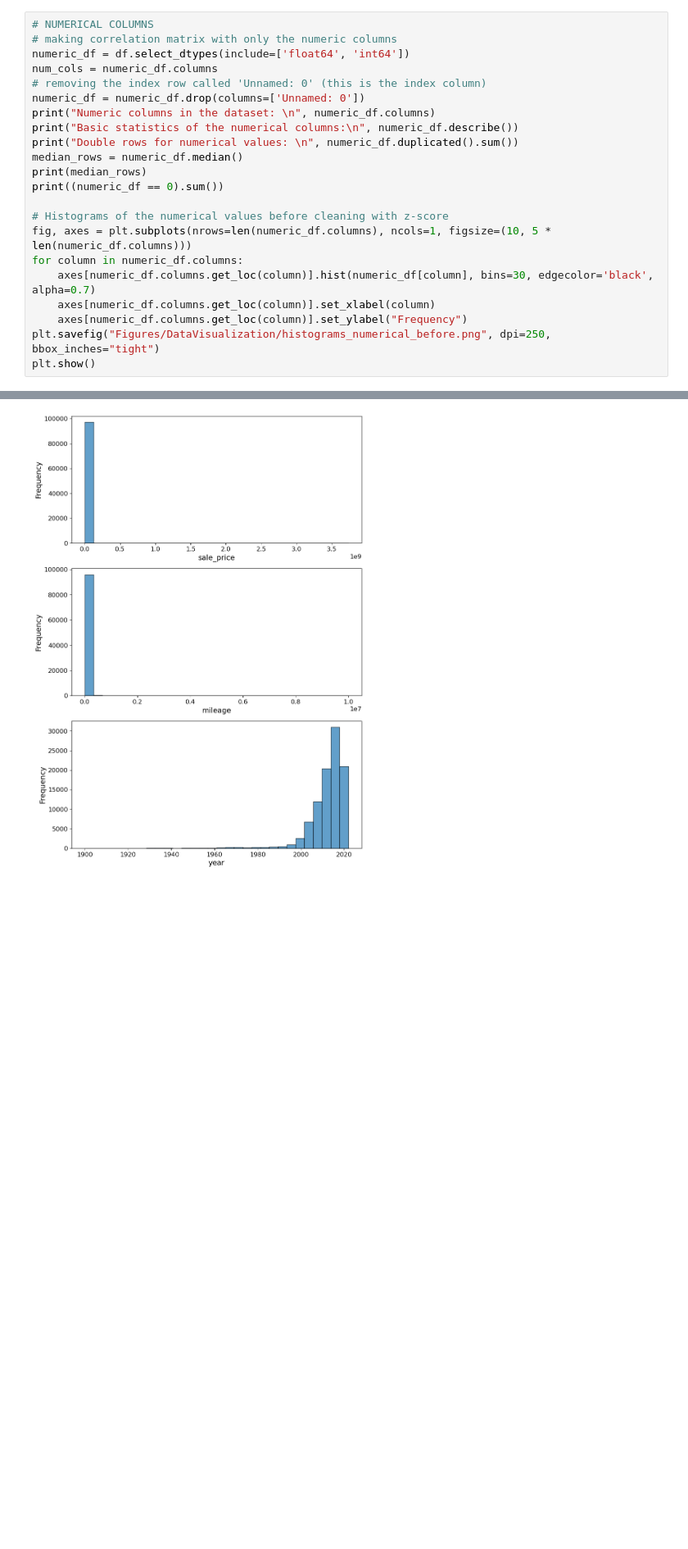
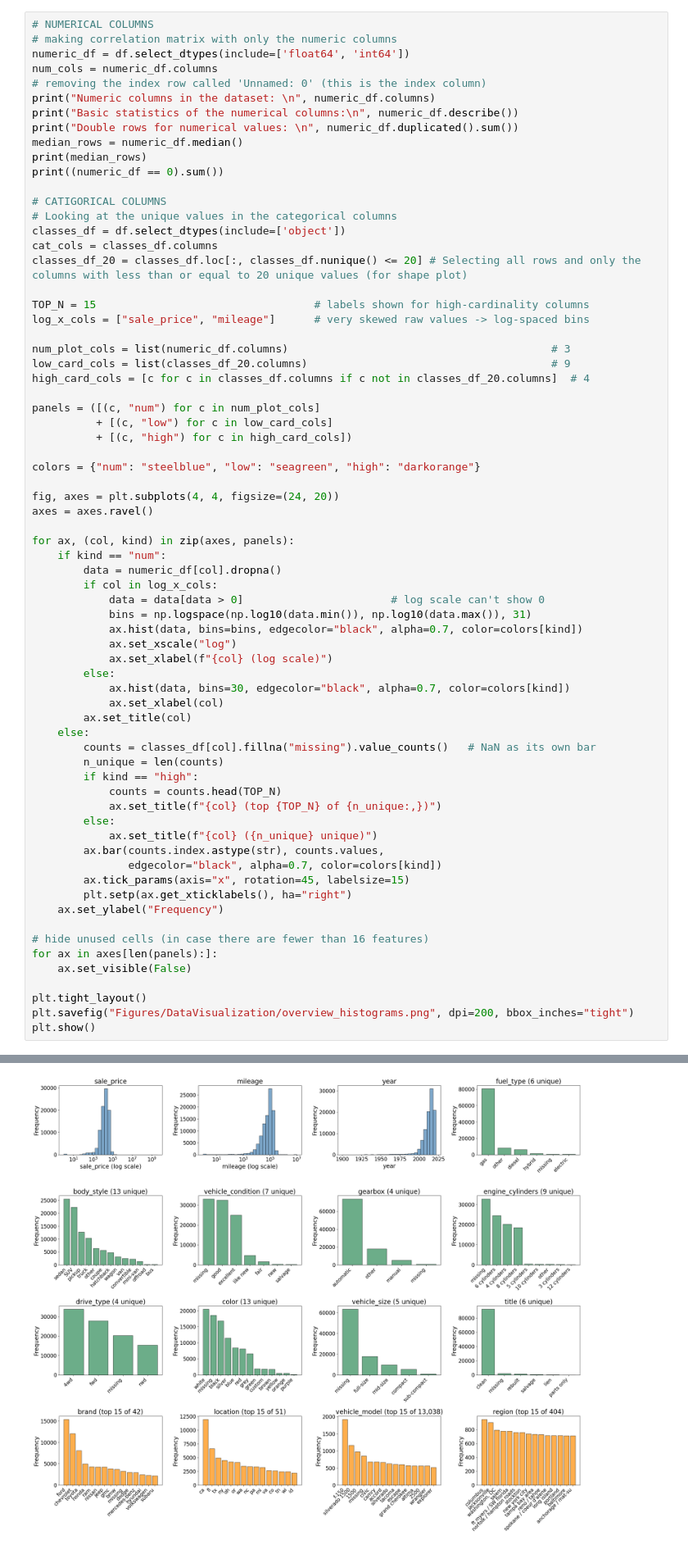
Before and after one commit to DavidVuk2000/machine-learning-2627-assignment, a Jupyter notebook: juul_scrapjupyter.ipynb, the cells around one changed output, grey strips where cells are left out. Shown at 82% size. Drawn from its saved outputs; the diff is of its cells as text; blank space fills up the shorter version.

Commit message:
last changes data cleaning and nice plots

```diff
--- a/juul_scrapjupyter.ipynb
+++ b/juul_scrapjupyter.ipynb
@@ -104,39 +67,86 @@ Double rows for df:
 # making correlation matrix with only the numeric columns
 numeric_df = df.select_dtypes(include=['float64', 'int64'])
 num_cols = numeric_df.columns
 # removing the index row called 'Unnamed: 0' (this is the index column)
-numeric_df = numeric_df.drop(columns=['Unnamed: 0'])
 print("Numeric columns in the dataset: \n", numeric_df.columns)
 print("Basic statistics of the numerical columns:\n", numeric_df.describe())
 print("Double rows for numerical values: \n", numeric_df.duplicated().sum())
 median_rows = numeric_df.median()
 print(median_rows)
 print((numeric_df == 0).sum())
 
-# Histograms of the numerical values before cleaning with z-score
-fig, axes = plt.subplots(nrows=len(numeric_df.columns), ncols=1, figsize=(10, 5 * len(numeric_df.columns)))
-for column in numeric_df.columns:
-    axes[numeric_df.columns.get_loc(column)].hist(numeric_df[column], bins=30, edgecolor='black', alpha=0.7)
-    axes[numeric_df.columns.get_loc(column)].set_xlabel(column)
-    axes[numeric_df.columns.get_loc(column)].set_ylabel("Frequency")
-plt.savefig("Figures/DataVisualization/histograms_numerical_before.png", dpi=250, bbox_inches="tight")
+# CATIGORICAL COLUMNS
+# Looking at the unique values in the categorical columns
+classes_df = df.select_dtypes(include=['object'])
+cat_cols = classes_df.columns
+classes_df_20 = classes_df.loc[:, classes_df.nunique() <= 20] # Selecting all rows and only the columns with less than or equal to 20 unique values (for shape plot)
+
+TOP_N = 15                                  # labels shown for high-cardinality columns
+log_x_cols = ["sale_price", "mileage"]      # very skewed raw values -> log-spaced bins
+
+num_plot_cols = list(numeric_df.columns)                                         # 3
+low_card_cols = list(classes_df_20.columns)                                      # 9
+high_card_cols = [c for c in classes_df.columns if c not in classes_df_20.columns]  # 4
+
+panels = ([(c, "num") for c in num_plot_cols]
+          + [(c, "low") for c in low_card_cols]
+          + [(c, "high") for c in high_card_cols])
+
+colors = {"num": "steelblue", "low": "seagreen", "high": "darkorange"}
+
+fig, axes = plt.subplots(4, 4, figsize=(24, 20))
+axes = axes.ravel()
+
+for ax, (col, kind) in zip(axes, panels):
+    if kind == "num":
+        data = numeric_df[col].dropna()
+        if col in log_x_cols:
+            data = data[data > 0]                       # log scale can't show 0
+            bins = np.logspace(np.log10(data.min()), np.log10(data.max()), 31)
+            ax.hist(data, bins=bins, edgecolor="black", alpha=0.7, color=colors[kind])
+            ax.set_xscale("log")
+            ax.set_xlabel(f"{col} (log scale)")
+        else:
+            ax.hist(data, bins=30, edgecolor="black", alpha=0.7, color=colors[kind])
+            ax.set_xlabel(col)
+        ax.set_title(col)
+    else:
+        counts = classes_df[col].fillna("missing").value_counts()   # NaN as its own bar
+        n_unique = len(counts)
+        if kind == "high":
+            counts = counts.head(TOP_N)
+            ax.set_title(f"{col} (top {TOP_N} of {n_unique:,})")
+        else:
+            ax.set_title(f"{col} ({n_unique} unique)")
+        ax.bar(counts.index.astype(str), counts.values,
+               edgecolor="black", alpha=0.7, color=colors[kind])
+        ax.tick_params(axis="x", rotation=45, labelsize=15)
+        plt.setp(ax.get_xticklabels(), ha="right")
+    ax.set_ylabel("Frequency")
+
+# hide unused cells (in case there are fewer than 16 features)
+for ax in axes[len(panels):]:
+    ax.set_visible(False)
+
+plt.tight_layout()
+plt.savefig("Figures/DataVisualization/overview_histograms.png", dpi=200, bbox_inches="tight")
 plt.show()
 # %% [output]
 Numeric columns in the dataset:
  Index(['sale_price', 'mileage', 'year'], dtype='str')
 Basic statistics of the numerical columns:
           sale_price       mileage          year
 count  9.733100e+04  9.635600e+04  97056.000000
 mean   5.763063e+04  9.116786e+04   2012.005595
 std    1.197861e+07  1.831625e+05      8.475459
 min    0.000000e+00  0.000000e+00   1900.000000
 25%    6.500000e+03  3.442500e+04   2009.000000
 50%    1.499900e+04  7.954000e+04   2014.000000
 75%    2.759000e+04  1.271622e+05   2017.000000
 max    3.736929e+09  1.000000e+07   2022.000000
 ... (6 lines left out)
 sale_price    7389
 mileage        474
 year             0
 dtype: int64
-[figure, old version]
+[figure, new version]
```
Also changed, not shown: parts of 14 cells of this notebook, 8 other files.
